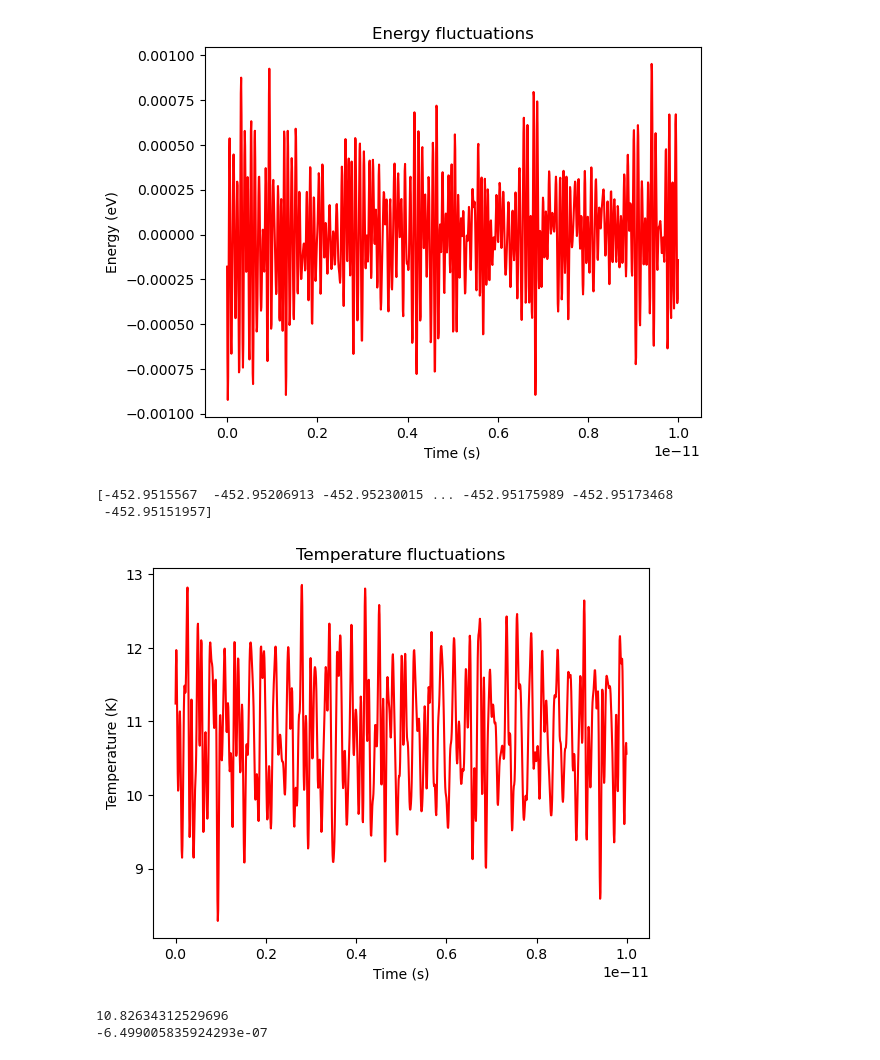
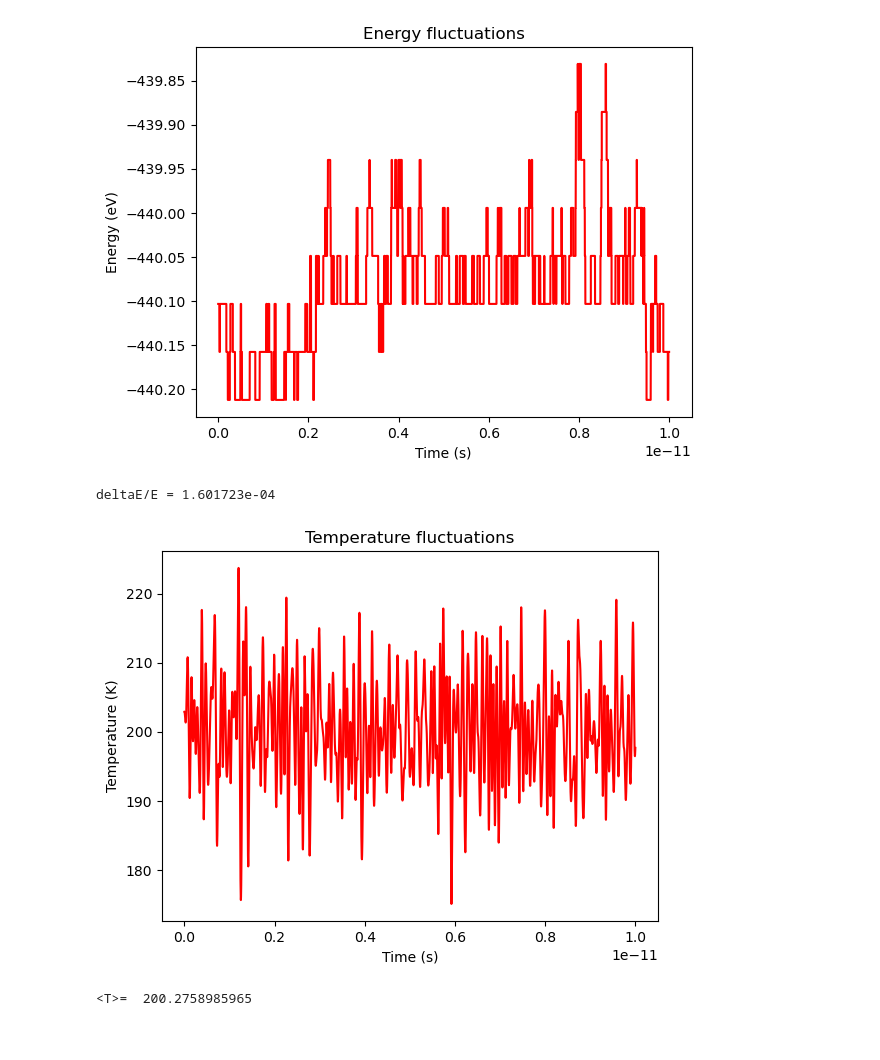
Before and after one commit to eigenlore/computational-materials-science, a Jupyter notebook: codes/data/test_files/test_data_analysis.ipynb, the cells around one changed output. Cells and saved outputs as stored; diff of their text form; code cells hidden in the pictures.

```diff
--- a/codes/data/test_files/test_data_analysis.ipynb
+++ b/codes/data/test_files/test_data_analysis.ipynb
@@ -1,34 +1,34 @@
 # %%
 import numpy as np
 import matplotlib.pyplot as plt
-#plt.rcParams['axes.formatter.useoffset'] = False
+plt.rcParams['axes.formatter.useoffset'] = False
+KB=0.00008618460742911316
+M=11.205e-27
+T=294
+
+T_init=1.499999999999999e+01
 # %%
 input = np.loadtxt("energy_and_temperature.dat")
 time=input[:,0]
 energy=input[:,1]
 temperature=input[:,2]
-velocity_x=input[:,3]
-plt.plot(time, energy-np.mean(energy), color='red')
+velocity_x = np.loadtxt("velocity_x.dat")
+plt.plot(time, energy, color='red')
 plt.xlabel('Time (s)')
 plt.ylabel('Energy (eV)')
 plt.title('Energy fluctuations')
 plt.show()
-print(energy)
+print("deltaE/E = {:e}".format(np.abs(np.std(energy)/np.mean(energy))))
 # %% [output]
-[figure, old version]
+[figure, new version]
-[-452.9515567  -452.95206913 -452.95230015 ... -452.95175989 -452.95173468
- -452.95151957]
+deltaE/E = 1.601723e-04
 # %%
 plt.plot(time, temperature, color='red')
 plt.xlabel('Time (s)')
 plt.ylabel('Temperature (K)')
 plt.title('Temperature fluctuations')
 plt.show()
+print("<T>= ", np.mean(temperature))
 # %% [output]
-[figure, old version]
+[figure, new version]
+<T>=  200.2758985965
-# %%
-print(np.mean(temperature))
-print(np.std(energy)/np.mean(energy))
-# %% [output]
-10.82634312529696
--6.499005835924293e-07
```
Also changed, not shown: parts of 3 cells of this notebook, 16 other files.
